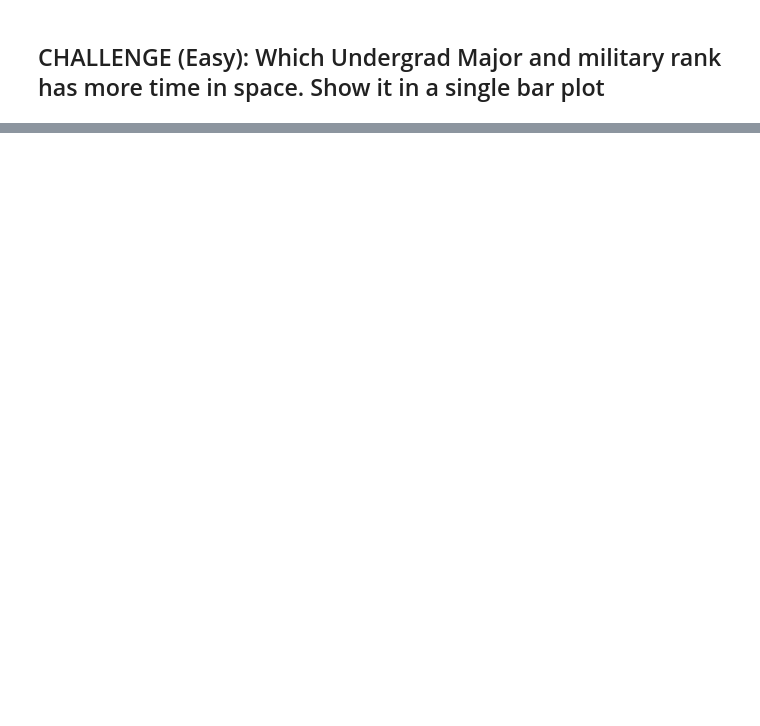
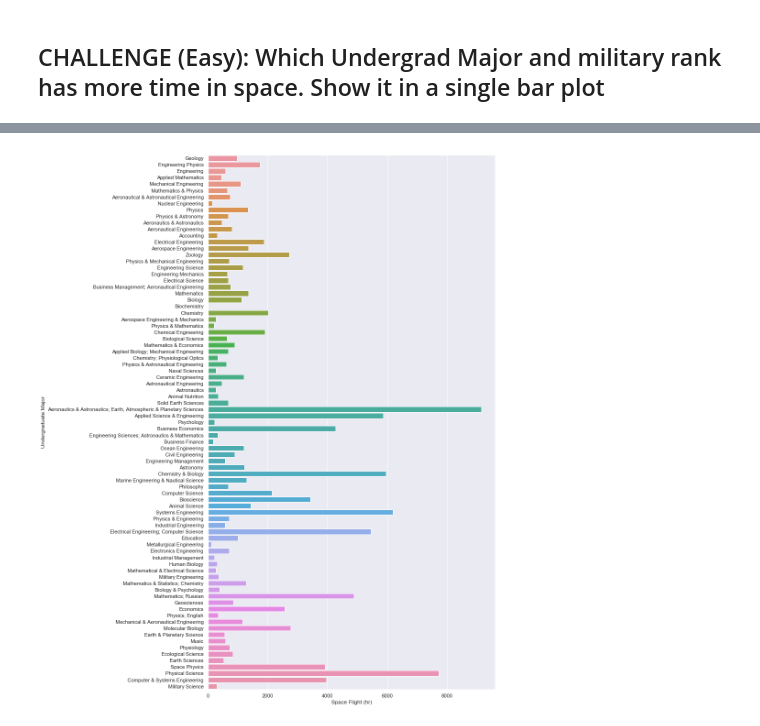
Before and after one commit to MrRutledge/Opendata_Hackathon, a Jupyter notebook: 2. Plotting.ipynb, the cells around one changed output, grey strips where cells are left out. Cells and saved outputs as stored; diff of their text form; code cells hidden in the pictures; blank space fills up the shorter version.

```diff
--- a/2. Plotting.ipynb
+++ b/2. Plotting.ipynb
@@ -217,0 +222,2 @@ sns.heatmap(corr)
+# %%
+df4 = pd.read_csv(os.path.join(data_directory,"astronauts.csv"))
@@ -217,0 +231,13 @@ sns.heatmap(corr)
+# %%
+# sns.lmplot('earthquake.longitude', 'earthquake.latitude', data=df4, fit_reg=False,height=7, aspect=1.5)
+plt.figure(figsize=(10,20))
+sns.barplot(y='Undergraduate Major',
+                x='Space Flight (hr)',data=df4, ci=None)
+               # kind='bar', data=df4) #, #hue='Military Rank',
+                #height=10, aspect=1.5)
+
+#Rotate x-axis labels
+#t.set_xticklabels(rotation=-90)
+plt.show()
+# %% [output]
+[figure, added]
```
Also changed, not shown: parts of 36 cells of this notebook.
